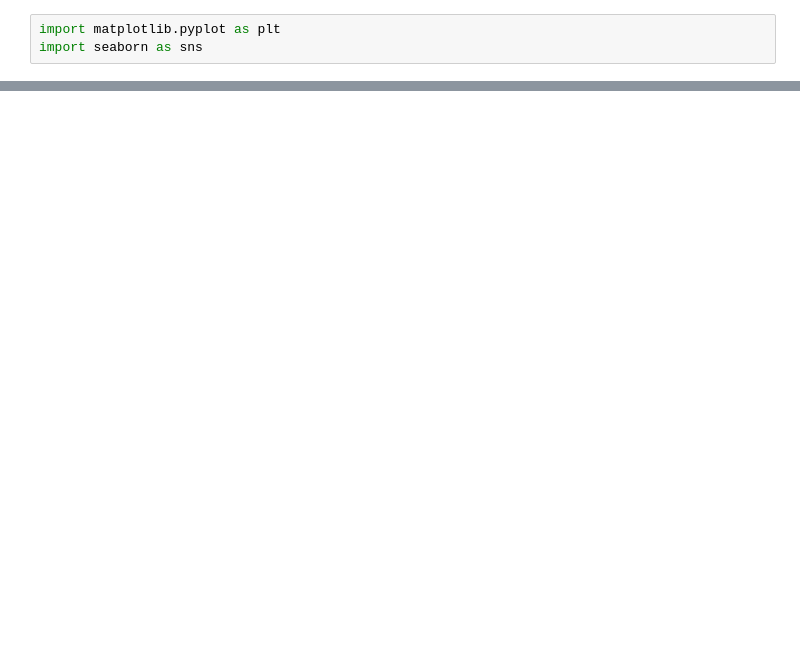
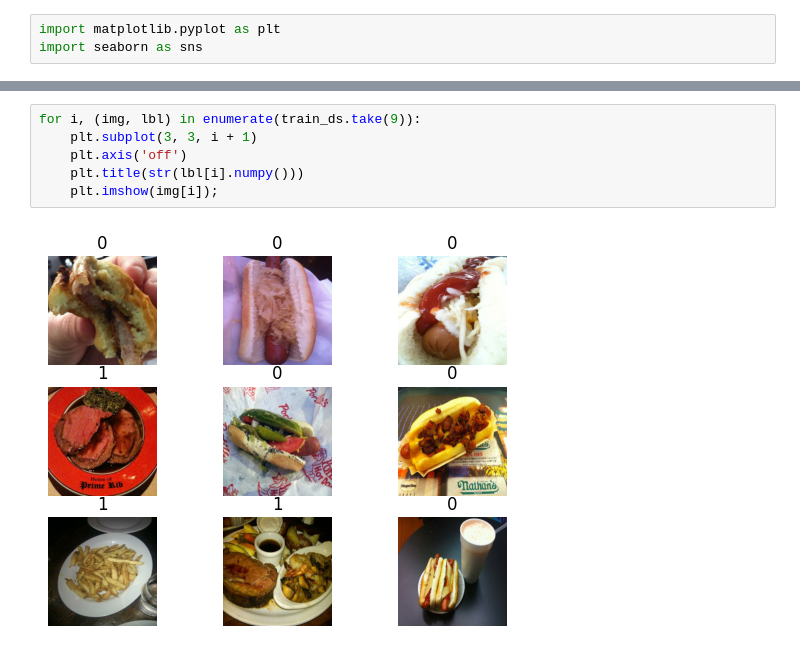
Before and after one commit to Venchislav/SeeFood, a Jupyter notebook: SeeFoodMain.ipynb, the cells around one changed output, grey strips where cells are left out. Cells and saved outputs as stored; diff of their text form; blank space fills up the shorter version.

```diff
--- a/SeeFoodMain.ipynb
+++ b/SeeFoodMain.ipynb
@@ -285,0 +72,8 @@ plt.bar(range(100), y_pred);
+# %%
+for i, (img, lbl) in enumerate(train_ds.take(9)):
+    plt.subplot(3, 3, i + 1)
+    plt.axis('off')
+    plt.title(str(lbl[i].numpy()))
+    plt.imshow(img[i]);
+# %% [output]
+[figure, added]
```
Also changed, not shown: parts of 58 cells of this notebook.
